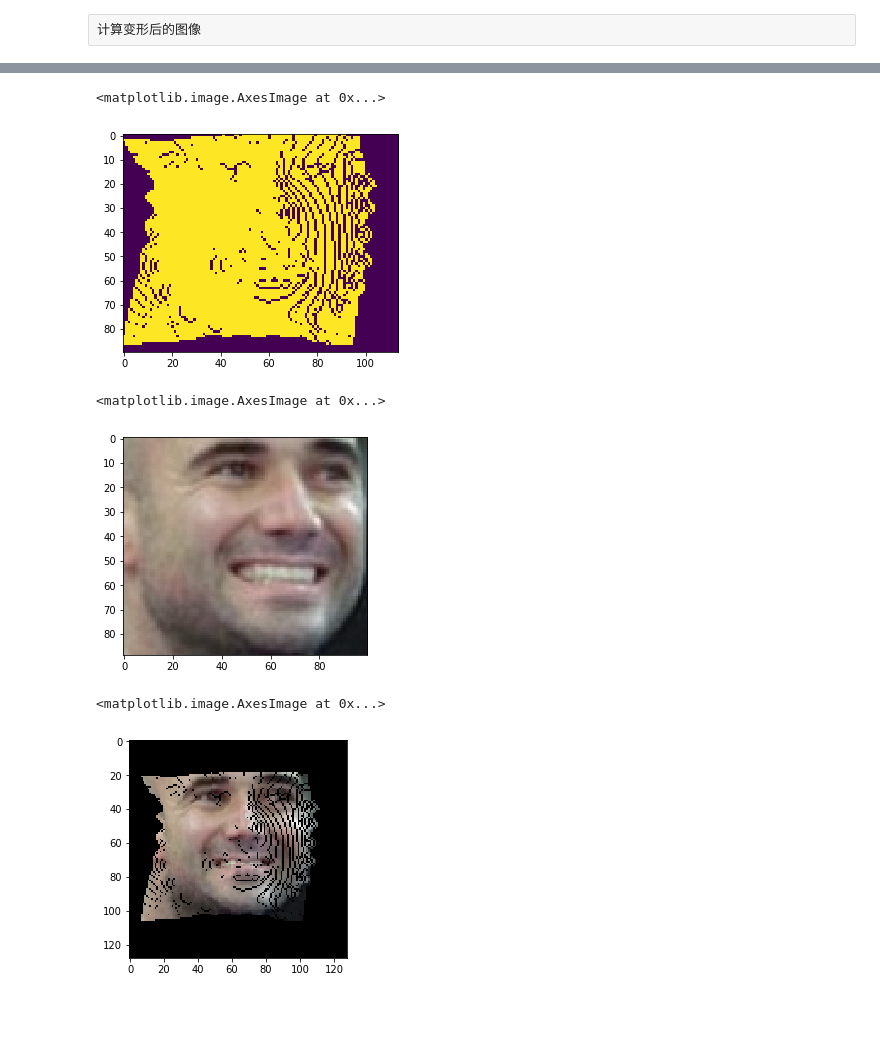
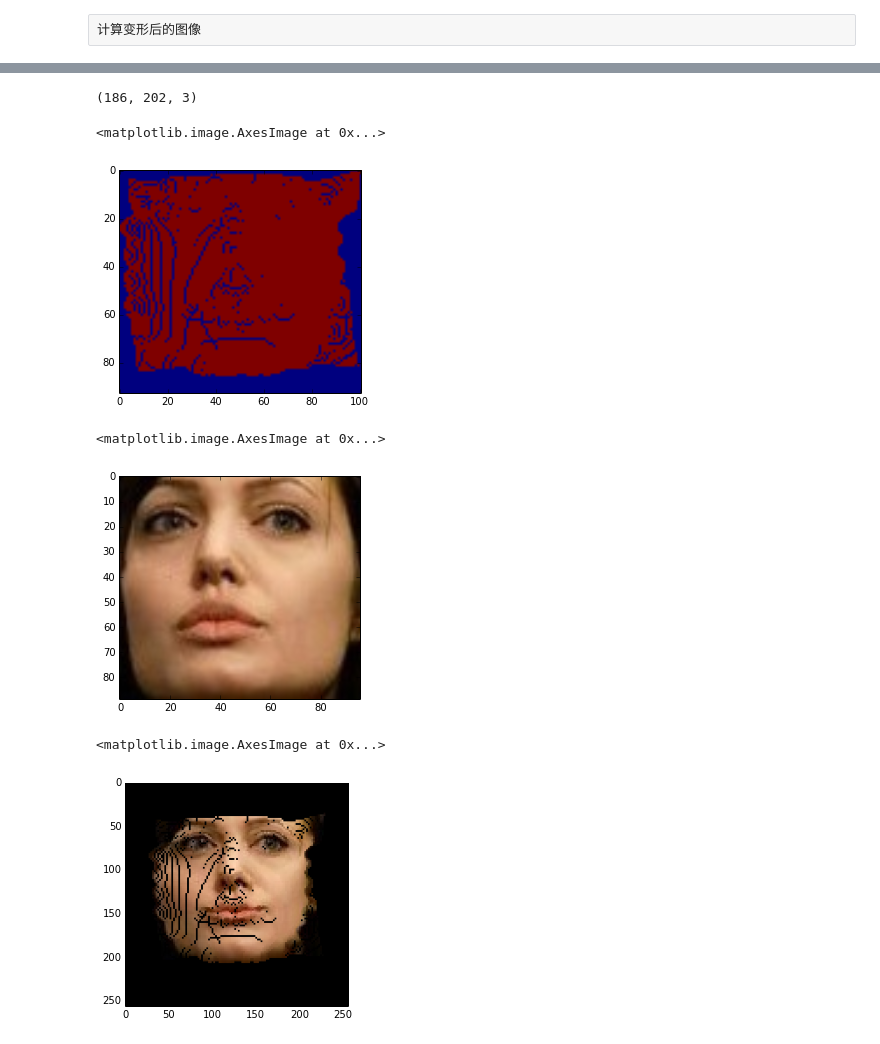
Before and after one commit to corganhejijun/MachineLearning, a Jupyter notebook: Face_Generate/Mark face with point.ipynb, the cells around one changed output, grey strips where cells are left out. Saved outputs shown, nothing was run; the diff lists cells and outputs as text; code cells hidden in the pictures; blank space fills up the shorter version.

Commit message:
add Face x 2

```diff
--- a/Face_Generate/Mark face with point.ipynb
+++ b/Face_Generate/Mark face with point.ipynb
@@ -7,7 +7,7 @@ import dlib
 import numpy
 # %%
 facePath = "Andre_Agassi_0010.jpg"
-profilePath = "Andre_Agassi_0007.jpg"
+profilePath = "Angelina_Jolie_0007.jpg"
 fullImg = cv2.cvtColor(cv2.imread(facePath), cv2.COLOR_BGR2RGB)
 profileFullImg = cv2.cvtColor(cv2.imread(profilePath), cv2.COLOR_BGR2RGB)
 plt.imshow(fullImg)
@@ -203,0 +208,7 @@ plt.imshow(deformedImage.astype('uint8'))
+# %%
+# 扩大一倍
+FaceX2 = numpy.zeros((deformedImage.shape[0]*2, deformedImage.shape[1]*2, deformedImage.shape[2]))
+for i in range(len(FaceX2)):
+    for j in range(len(FaceX2[0])):
+        FaceX2[i][j] = deformedImage[i/2][j/2]
+plt.imshow(FaceX2.astype('uint8'))
@@ -204,23 +218,27 @@ plt.imshow(deformedImage.astype('uint8'))
+# %%
+FaceX2.shape
+# %% [output]
+(186, 202, 3)
 # %%
 plt.imshow(mask)
 # %% [output]
 <matplotlib.image.AxesImage at 0x...>
-[figure, old version]
+[figure, new version]
 # %%
 plt.imshow(cropImg)
 # %% [output]
 <matplotlib.image.AxesImage at 0x...>
-[figure, old version]
+[figure, new version]
 # %%
-fullSize = 128
+fullSize = 256
 fullsizeImg = numpy.zeros((fullSize, fullSize, 3))
-left = (fullSize - deformedImage.shape[1])/2
-top = (fullSize - deformedImage.shape[0])/2
-fullsizeImg[top:deformedImage.shape[0]+top, left:deformedImage.shape[1]+left, :] = deformedImage
+left = (fullSize - FaceX2.shape[1])/2
+top = (fullSize - FaceX2.shape[0])/2
+fullsizeImg[top:FaceX2.shape[0]+top, left:FaceX2.shape[1]+left, :] = FaceX2
 plt.imshow(fullsizeImg.astype('uint8'))
 # %% [output]
 <matplotlib.image.AxesImage at 0x...>
-[figure, old version]
+[figure, new version]
 # %%
 fullMask = numpy.zeros((fullSize, fullSize))
 fullMask[top:deformedImage.shape[0]+top, left:deformedImage.shape[1]+left] = mask
```
Also changed, not shown: parts of 17 cells of this notebook.
